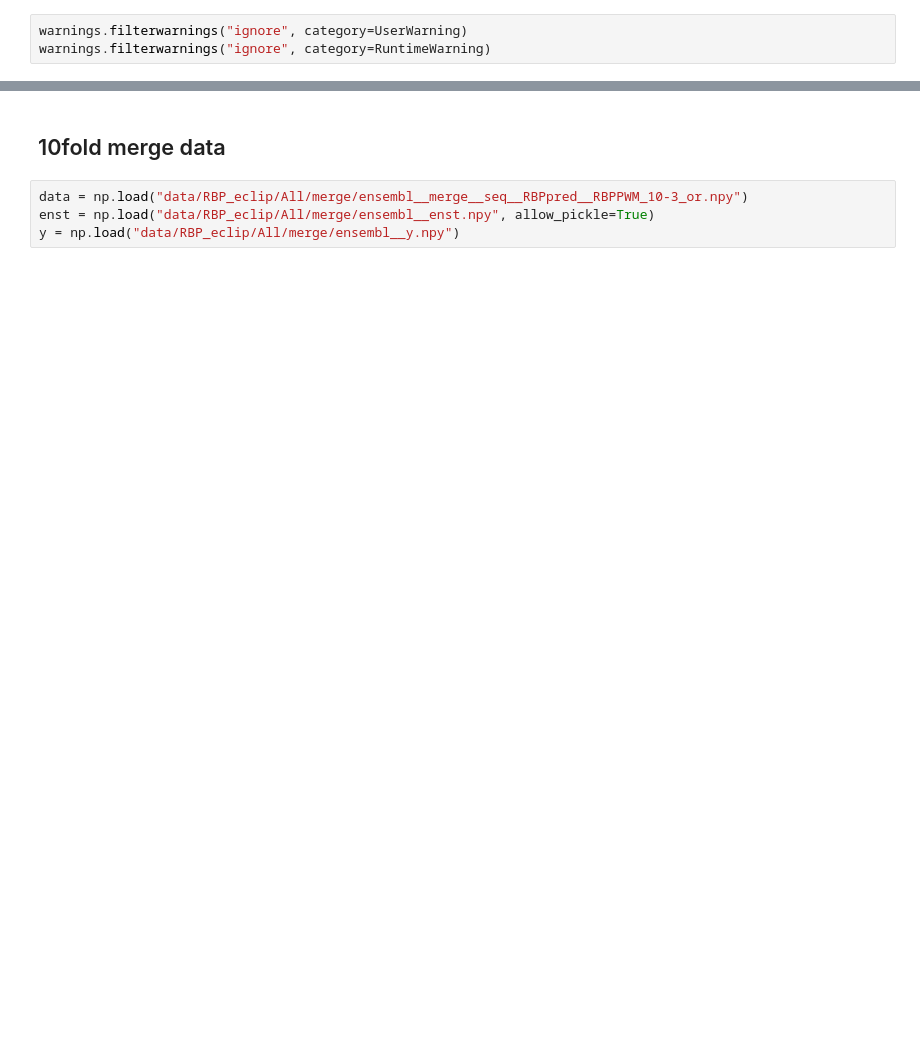
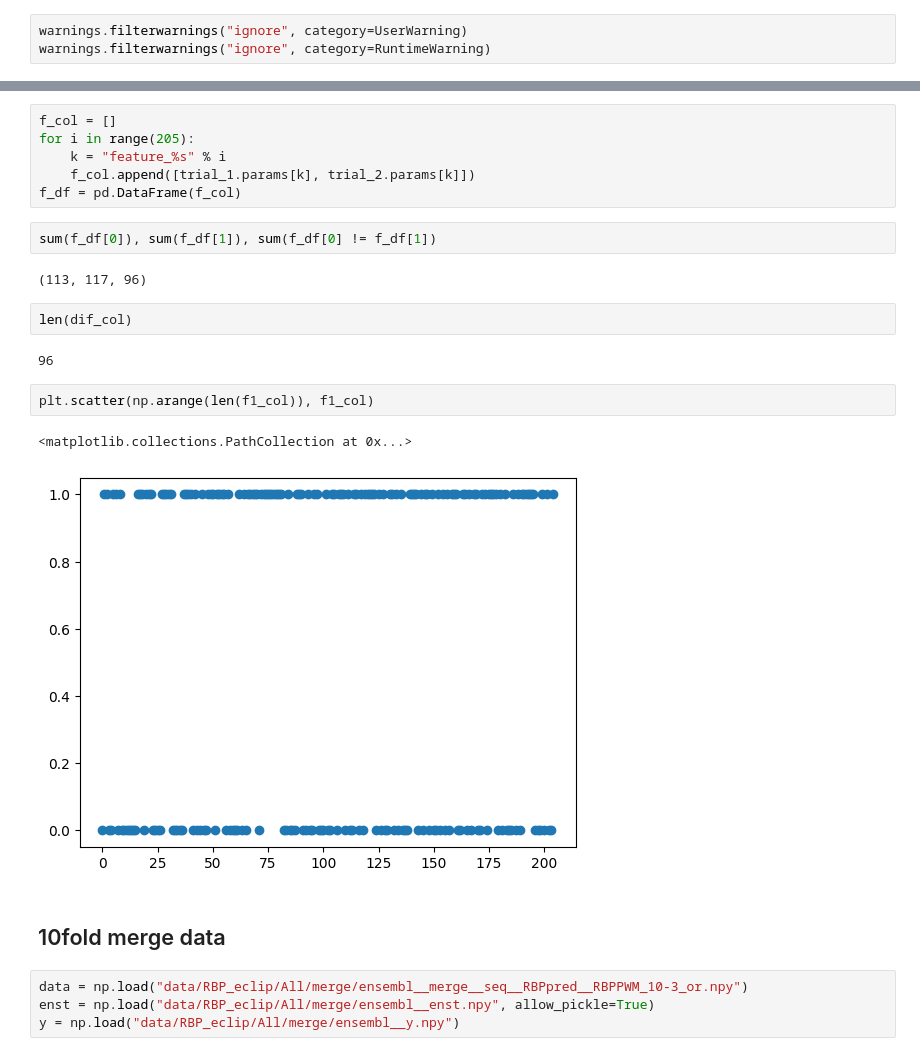
Before and after one commit to JiandeWuu/sixthTool, a Jupyter notebook: data.ipynb, the cells around one changed output, grey strips where cells are left out. Cells and saved outputs as stored; diff of their text form; blank space fills up the shorter version.

```diff
--- a/data.ipynb
+++ b/data.ipynb
@@ -23,3 +71,22 @@ warnings.filterwarnings("ignore", category=RuntimeWarning)
+# %%
+f_col = []
+for i in range(205):
+    k = "feature_%s" % i
+    f_col.append([trial_1.params[k], trial_2.params[k]])
+f_df = pd.DataFrame(f_col)
+# %%
+sum(f_df[0]), sum(f_df[1]), sum(f_df[0] != f_df[1])
+# %% [output]
+(113, 117, 96)
+# %%
+len(dif_col)
+# %% [output]
+96
+# %%
+plt.scatter(np.arange(len(f1_col)), f1_col)
+# %% [output]
+<matplotlib.collections.PathCollection at 0x...>
+[figure, added]
 # %% [markdown]
 ## 10fold merge data
 # %%
```
Also changed, not shown: parts of 11 cells of this notebook, 3 other files.
